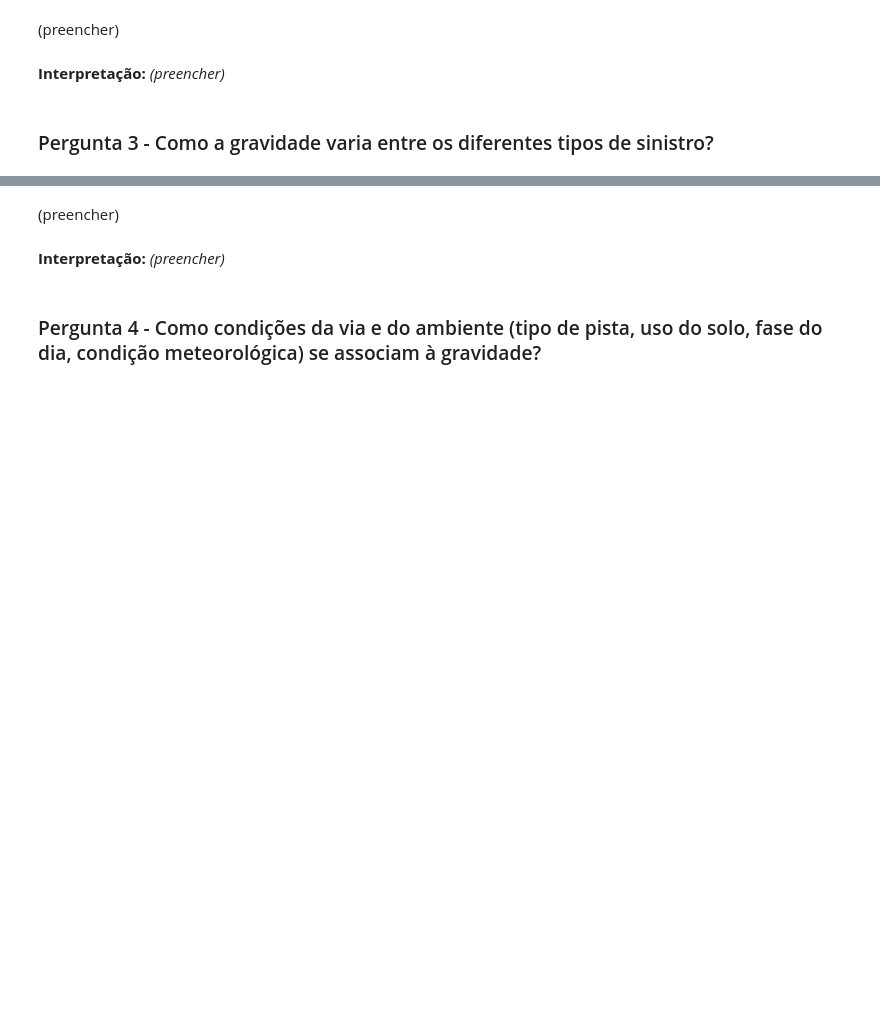
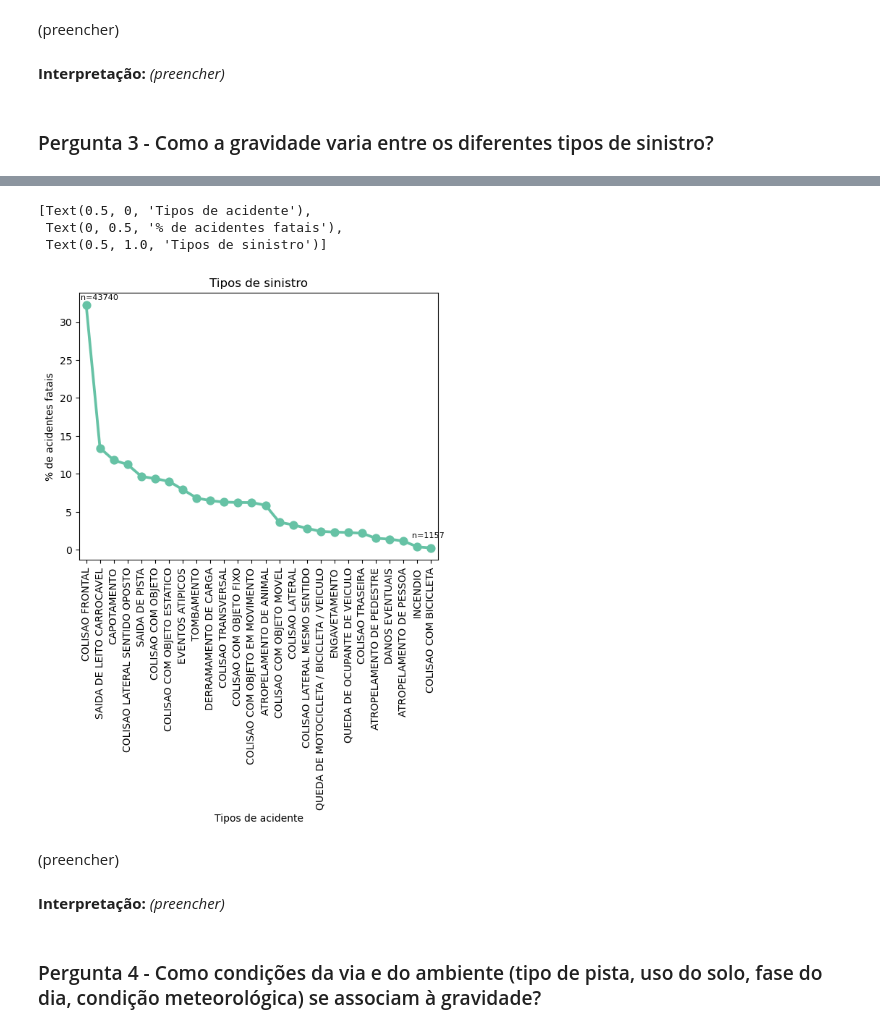
Before and after one commit to ju-caju/analise-seguranca-veicular-prf, a Jupyter notebook: notebooks/relatorio-final.ipynb, the cells around one changed output, grey strips where cells are left out. Cells and saved outputs as stored; diff of their text form; code cells hidden in the pictures; blank space fills up the shorter version.

```diff
--- a/notebooks/relatorio-final.ipynb
+++ b/notebooks/relatorio-final.ipynb
@@ -384,3 +406,29 @@ Name: proportion, dtype: float64
+# %%
+ultimo_indice = len(taxa_tipo_acidente) - 1
+ax = sns.pointplot(
+    data=taxa_tipo_acidente.reset_index(),
+    x="tipo_acidente", y="taxa",
+)
+for x, (_, linha) in enumerate(taxa_tipo_acidente.iterrows()):
+    if (x == 0):
+        ax.annotate(f"n={int(linha['n'])}", (x, linha["taxa"]), textcoords="offset points",
+                    xytext=(13, 5), ha="center", fontsize=8)
+    if (x == ultimo_indice):
+        ax.annotate(f"n={int(linha['n'])}", (x, linha["taxa"]), textcoords="offset points",
+                    xytext=(-3, 10), ha="center", fontsize=8)
+
+ax.tick_params(axis='x', rotation=90)
+
+ax.set(
+    xlabel="Tipos de acidente",
+    ylabel="% de acidentes fatais",
+    title="Tipos de sinistro",
+)
+# %% [output]
+[Text(0.5, 0, 'Tipos de acidente'),
+ Text(0, 0.5, '% de acidentes fatais'),
+ Text(0.5, 1.0, 'Tipos de sinistro')]
+[figure, added]
 # %% [markdown]
 (preencher)
 # %% [markdown]
```
Also changed, not shown: parts of 4 cells of this notebook, 1 other file.
